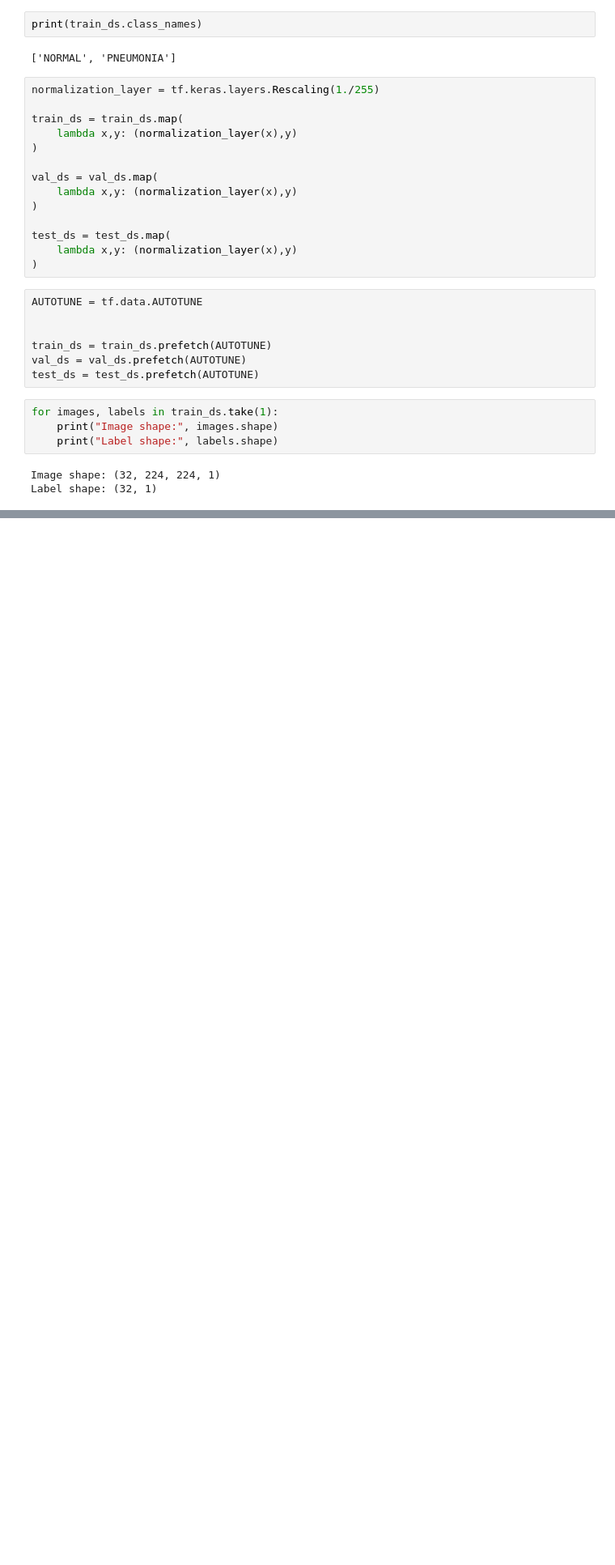
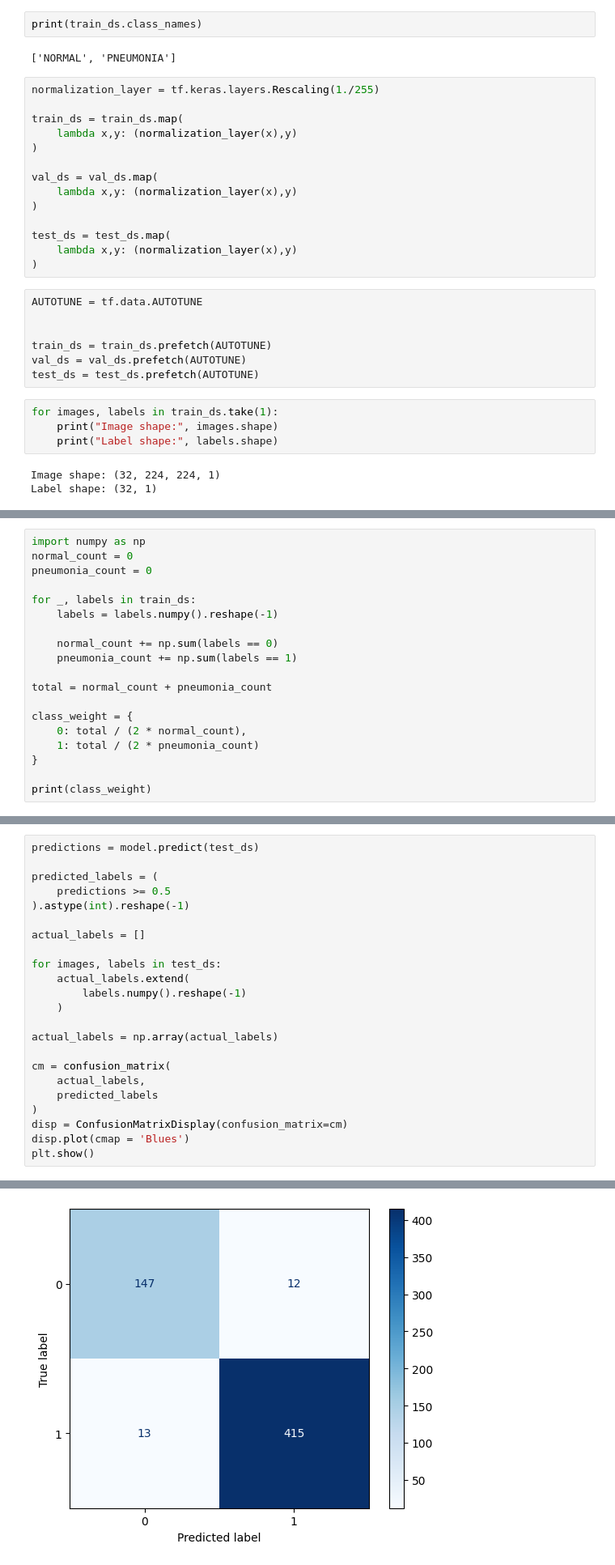
Before and after one commit to shibamacademics-ctrl/My_DeepLearning, a Jupyter notebook: PNEUMONIA.ipynb, the cells around one changed output, grey strips where cells are left out. Shown at 81% size. Cells and saved outputs as stored; diff of their text form; blank space fills up the shorter version.

Commit message:
PNEUMONIA

```diff
--- a/PNEUMONIA.ipynb
+++ b/PNEUMONIA.ipynb
@@ -425,0 +479,19 @@ weighted avg       0.92      0.91      0.91       587
+# %%
+import numpy as np
+normal_count = 0
+pneumonia_count = 0
+
+for _, labels in train_ds:
+    labels = labels.numpy().reshape(-1)
+
+    normal_count += np.sum(labels == 0)
+    pneumonia_count += np.sum(labels == 1)
+
+total = normal_count + pneumonia_count
+
+class_weight = {
+    0: total / (2 * normal_count),
+    1: total / (2 * pneumonia_count)
+}
+
+print(class_weight)
@@ -425,0 +543,24 @@ weighted avg       0.92      0.91      0.91       587
+# %%
+predictions = model.predict(test_ds)
+
+predicted_labels = (
+    predictions >= 0.5
+).astype(int).reshape(-1)
+
+actual_labels = []
+
+for images, labels in test_ds:
+    actual_labels.extend(
+        labels.numpy().reshape(-1)
+    )
+
+actual_labels = np.array(actual_labels)
+
+cm = confusion_matrix(
+    actual_labels,
+    predicted_labels
+)
+disp = ConfusionMatrixDisplay(confusion_matrix=cm)
+disp.plot(cmap = 'Blues')
+plt.show()
+# %% [output]
@@ -425,0 +568 @@ weighted avg       0.92      0.91      0.91       587
+[figure, added]
```
Also changed, not shown: parts of 25 cells of this notebook.
